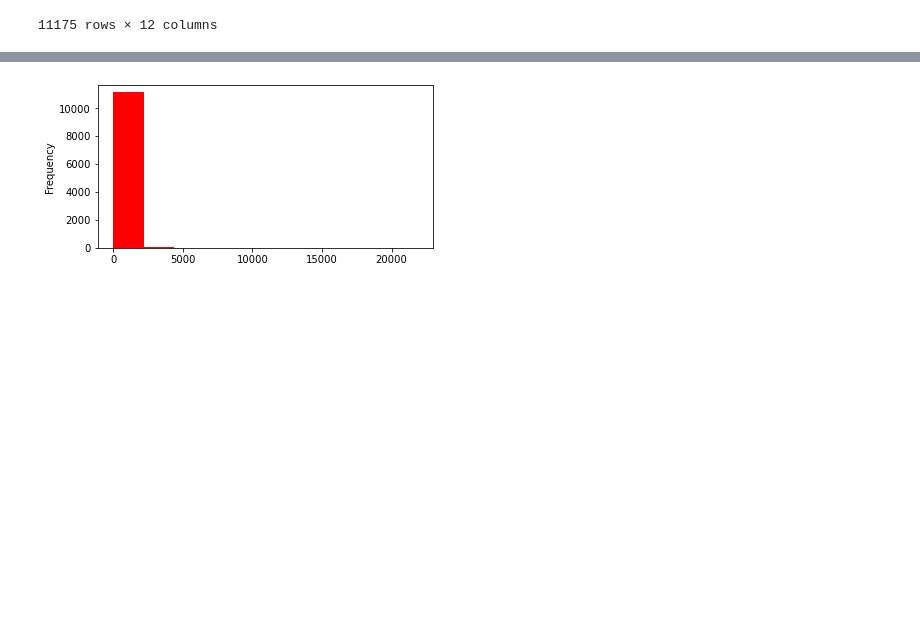
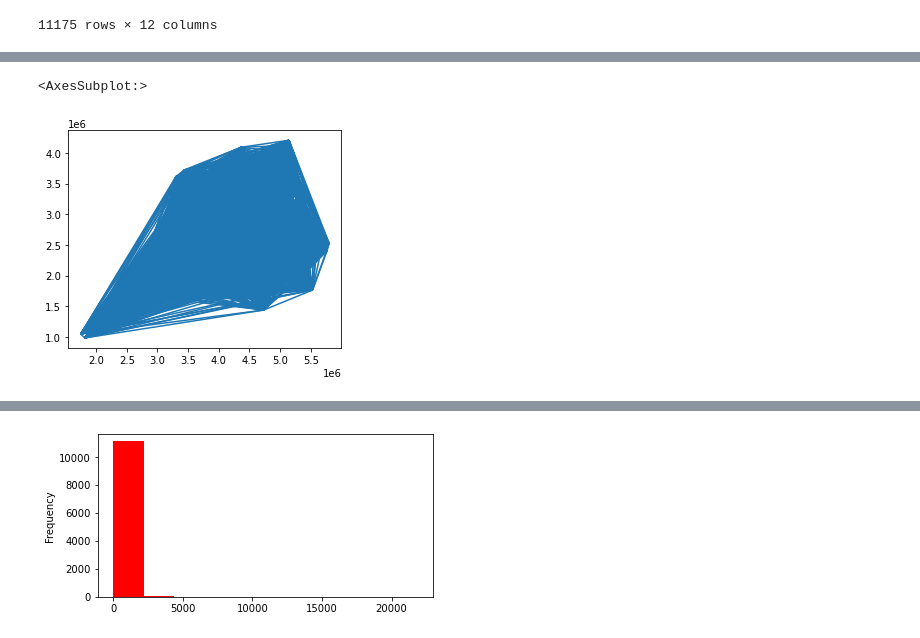
Before and after one commit to seriousdeejay/citynet, a Jupyter notebook: src/analyses/Brecht/dataframe_for_gm.ipynb, the cells around one changed output, grey strips where cells are left out. Cells and saved outputs as stored; diff of their text form; code cells hidden in the pictures; blank space fills up the shorter version.

```diff
--- a/src/analyses/Brecht/dataframe_for_gm.ipynb
+++ b/src/analyses/Brecht/dataframe_for_gm.ipynb
@@ -633,0 +610,9 @@ gravity_df.to_csv(fp, index = False, sep = ";")
+# %%
+edge_df = gravity_df[['city_A', 'city_B', 'SizeMUA1k_A', 'SizeMUA1k_B', 'distance',
+                         'border_DUM', 'FR_DUM', 'FR_int', 'EN_DUM', 'EN_int',
+                         'collocation_en', 'collocation_fr', 'geometry_A', 'geometry_B']]
+
+
+gravity_df = gravity_df[['city_A', 'city_B', 'SizeMUA1k_A', 'SizeMUA1k_B', 'distance',
+                         'border_DUM', 'FR_DUM', 'FR_int', 'EN_DUM', 'EN_int',
+                         'collocation_en', 'collocation_fr']]
@@ -633,0 +655,7 @@ gravity_df.to_csv(fp, index = False, sep = ";")
+# %%
+def create_edge(row):
+    edge = LineString([row['geometry_A'], row['geometry_B']])
+    return edge
+# %%
+# test line creation
+edge_df['geometry'] = edge_df.apply(create_edge, axis = 1)
@@ -633,0 +694,11 @@ gravity_df.to_csv(fp, index = False, sep = ";")
+# %%
+# edge_df.columns
+
+edges_df = gpd.GeoDataFrame(edge_df, columns = edge_df.columns, geometry = 'geometry', crs = gdf.crs)
+
+edges_df.columns = edges_df.columns.str.replace('SizeMUA1k', 'POP')
+# %%
+edges_df.plot()
+# %% [output]
+<AxesSubplot:>
+[figure, added]
```
Also changed, not shown: parts of 34 cells of this notebook, 6 other files.
